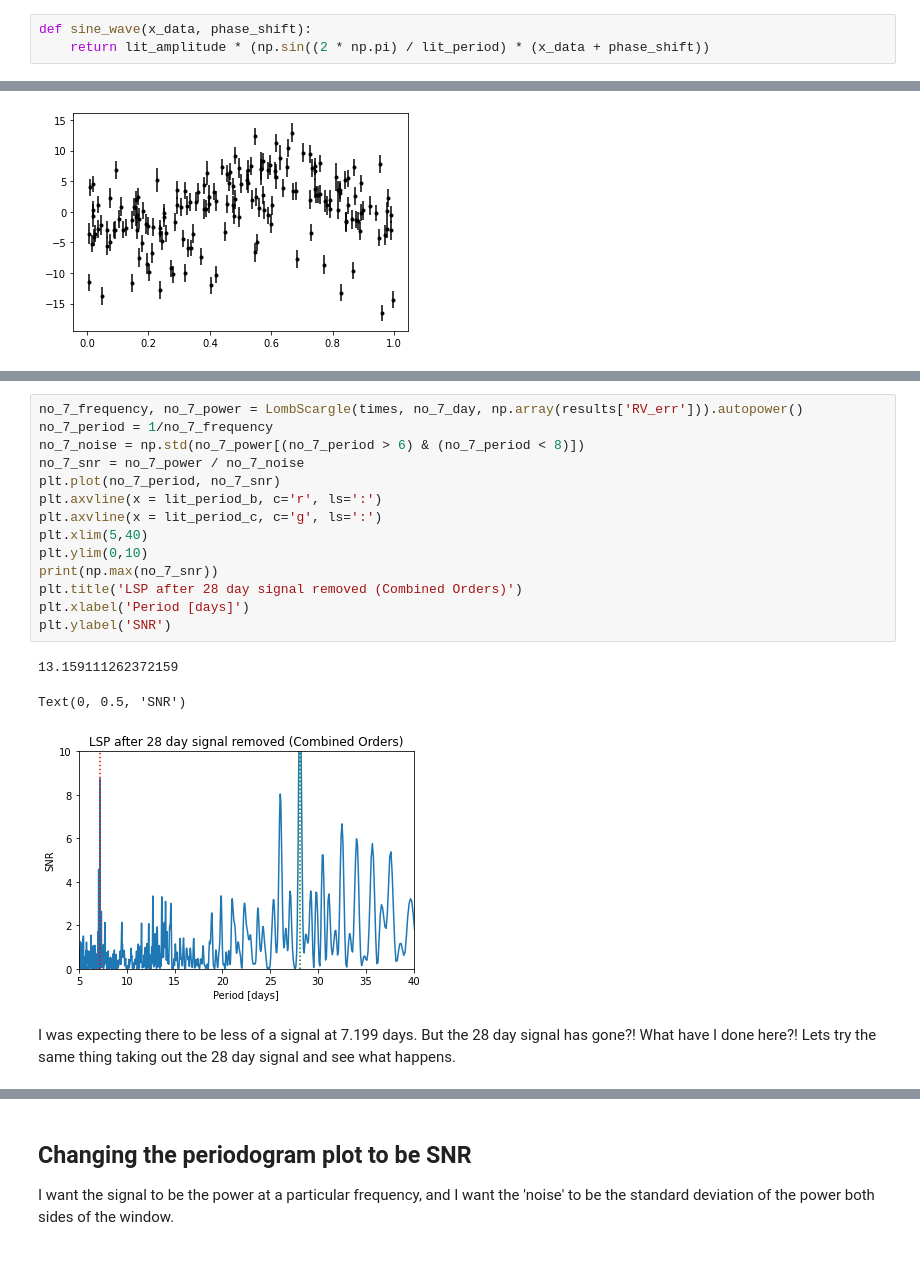
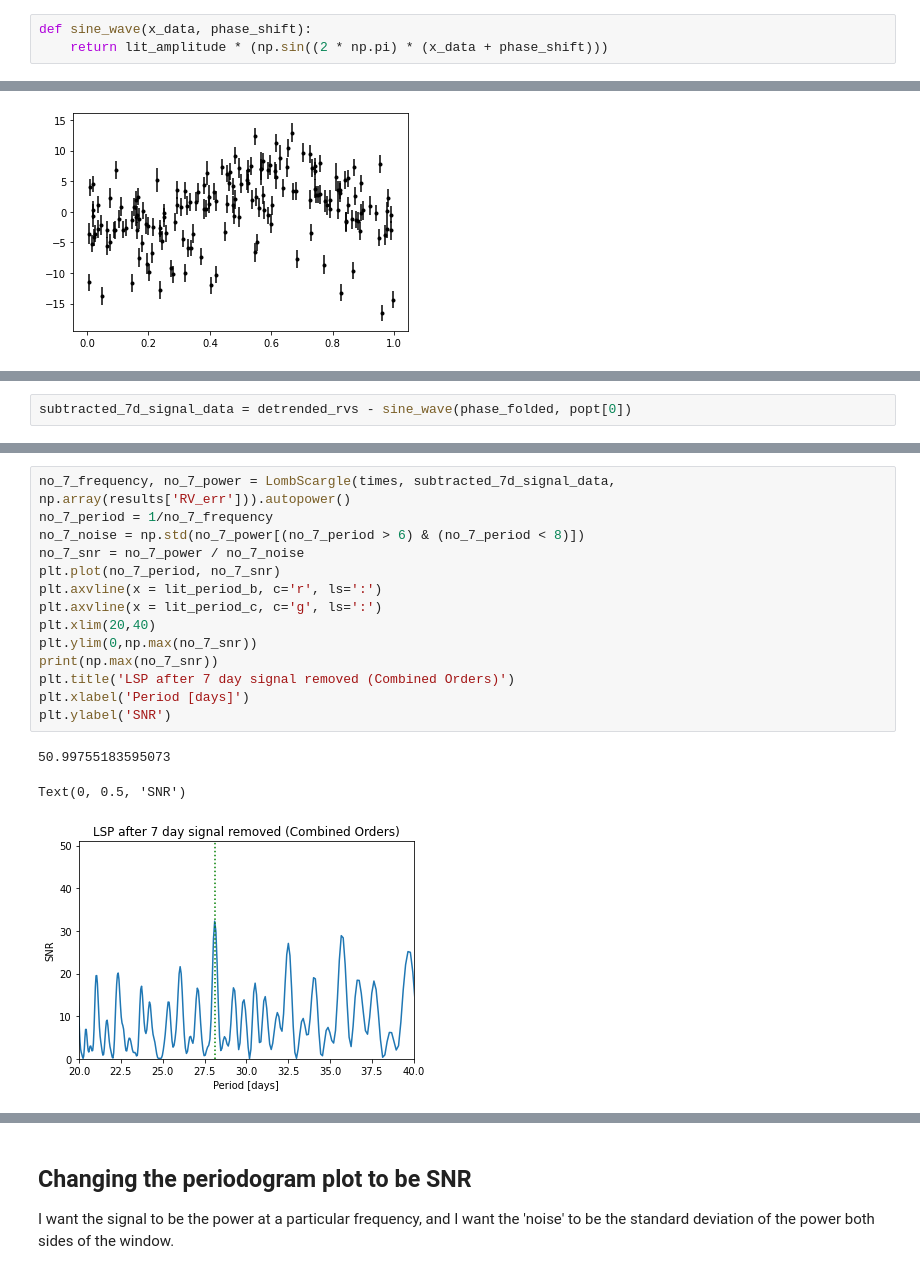
Before and after one commit to andrewjjolly/wobble_precision, a Jupyter notebook: order_by_order_lr20.ipynb, the cells around one changed output, grey strips where cells are left out. Saved outputs shown, nothing was run; the diff lists cells and outputs as text.

Commit message:
Notebook now has correct subtraction of periodic signals

```diff
--- a/order_by_order_lr20.ipynb
+++ b/order_by_order_lr20.ipynb
@@ -469,4 +469,4 @@ lit_period = 7.199
 lit_amplitude = 3.8
 # %%
 def sine_wave(x_data, phase_shift):
-    return lit_amplitude * (np.sin((2 * np.pi) / lit_period) * (x_data + phase_shift))
+    return lit_amplitude * (np.sin((2 * np.pi) * (x_data + phase_shift)))
@@ -488,0 +499,2 @@ plt.plot(phase_folded, sine_wave(phase_folded, popt[0]))
+# %%
+subtracted_7d_signal_data = detrended_rvs - sine_wave(phase_folded, popt[0])
@@ -489,21 +516,19 @@ plt.plot(phase_folded, sine_wave(phase_folded, popt[0]))
 # %%
-no_7_frequency, no_7_power = LombScargle(times, no_7_day, np.array(results['RV_err'])).autopower()
+no_7_frequency, no_7_power = LombScargle(times, subtracted_7d_signal_data, np.array(results['RV_err'])).autopower()
 no_7_period = 1/no_7_frequency
 no_7_noise = np.std(no_7_power[(no_7_period > 6) & (no_7_period < 8)])
 no_7_snr = no_7_power / no_7_noise
 plt.plot(no_7_period, no_7_snr)
 plt.axvline(x = lit_period_b, c='r', ls=':')
 plt.axvline(x = lit_period_c, c='g', ls=':')
-plt.xlim(5,40)
-plt.ylim(0,10)
+plt.xlim(20,40)
+plt.ylim(0,np.max(no_7_snr))
 print(np.max(no_7_snr))
-plt.title('LSP after 28 day signal removed (Combined Orders)')
+plt.title('LSP after 7 day signal removed (Combined Orders)')
 plt.xlabel('Period [days]')
 plt.ylabel('SNR')
 # %% [output]
-13.159111262372159
+50.99755183595073
 Text(0, 0.5, 'SNR')
-[figure, old version]
+[figure, new version]
-# %% [markdown]
-I was expecting there to be less of a signal at 7.199 days. But the 28 day signal has gone?! What have I done here?! Lets try the same thing taking out the 28 day signal and see what happens.
 # %%
```
Also changed, not shown: parts of 6 cells of this notebook.
